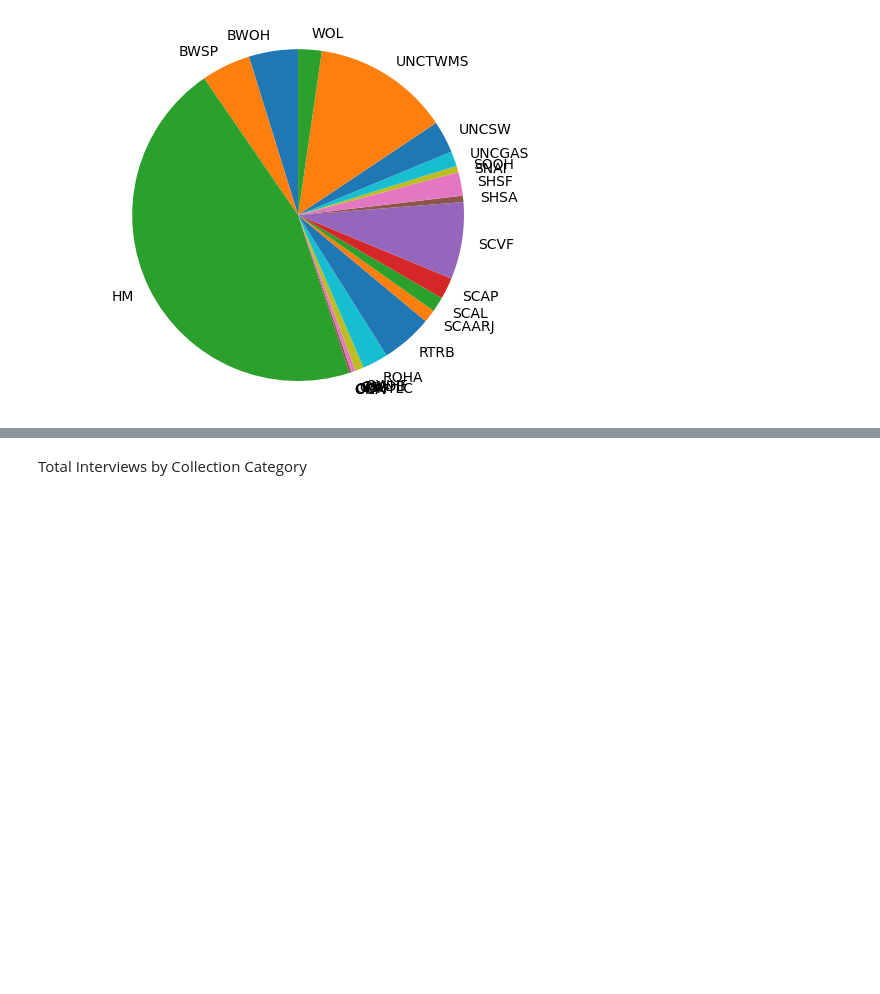
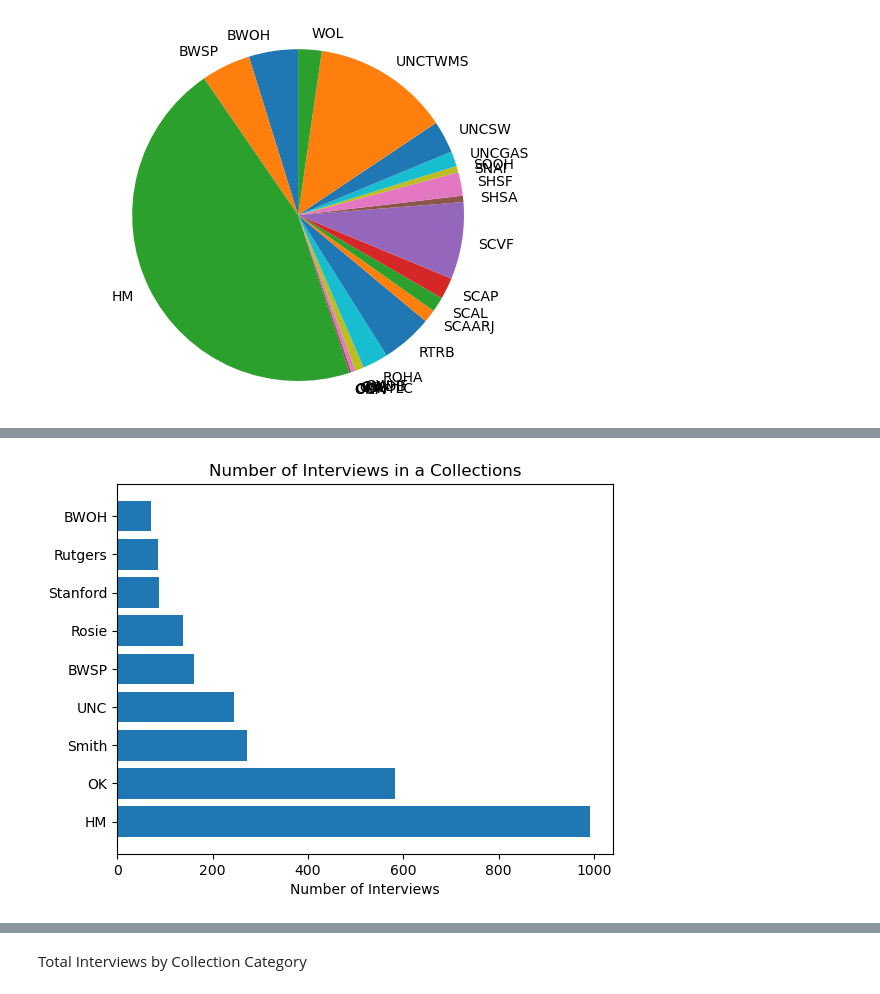
Before and after one commit to ohtap/ohtap, a Jupyter notebook: Research Question 1/RQ1 code.ipynb, the cells around one changed output, grey strips where cells are left out. Cells and saved outputs as stored; diff of their text form; code cells hidden in the pictures; blank space fills up the shorter version.

```diff
--- a/Research Question 1/RQ1 code.ipynb
+++ b/Research Question 1/RQ1 code.ipynb
@@ -810 +830,23 @@ pyplot.setp(ax.get_xticklabels(), rotation=60, horizontalalignment='right')
+# %%
+paired=[[groupings_list[i],totals[i]] for i in range(len(groupings_list))]
+paired.sort(key=lambda x: x[1])
+resorted_coll=[x[0] for x in paired]
+resorted_totals=[x[1] for x in paired]
+
+pyplot.rcdefaults()
+fig, ax = pyplot.subplots()
+
+# Example data
+y_pos = np.arange(len(groupings_list))
+
+ax.barh(y_pos, resorted_totals, align='center')
+ax.set_yticks(y_pos)
+ax.set_yticklabels(resorted_coll)
+ax.invert_yaxis()  # labels read top-to-bottom
+ax.set_xlabel('Number of Interviews')
+ax.set_title('Number of Interviews in a Collections')
+
+pyplot.show()
+# %% [output]
+[figure, added]
 # %%
```
Also changed, not shown: parts of 26 cells of this notebook.
